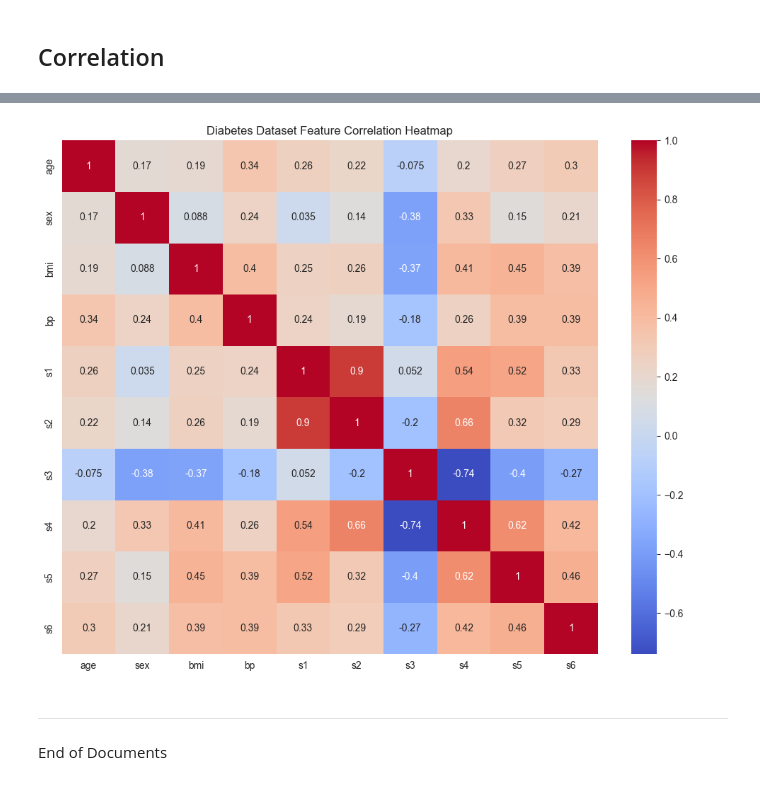
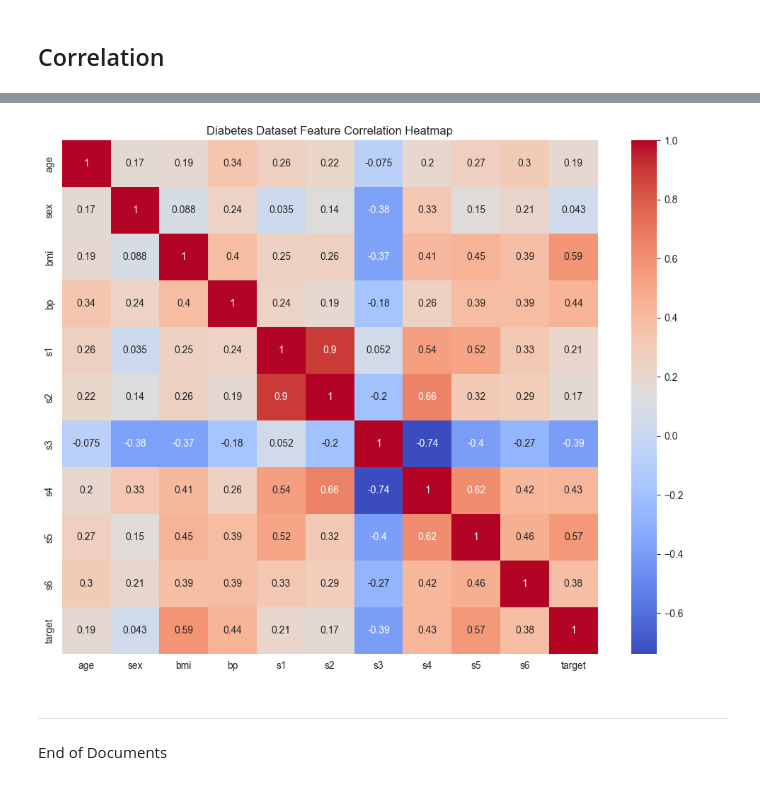
Before and after one commit to yeonjep/SKALA_4, a Jupyter notebook: Data anaylizing_statistic/01-Statistics/03-correlation-2.ipynb, the cells around one changed output, grey strips where cells are left out. Drawn from its saved outputs; the diff is of its cells as text; code cells hidden in the pictures.

```diff
--- a/Data anaylizing_statistic/01-Statistics/03-correlation-2.ipynb
+++ b/Data anaylizing_statistic/01-Statistics/03-correlation-2.ipynb
@@ -104,17 +95,17 @@ _df.corr()
 # %%
 plt.figure(figsize=(10, 8))
 
 sns.heatmap(
-    data=_df.corr(),
+    data=df.corr(),
     annot=True,
     cmap="coolwarm",
 )
 
 plt.title("Diabetes Dataset Feature Correlation Heatmap")
 plt.tight_layout()
 plt.show()
 # %% [output]
-[figure, old version]
+[figure, new version]
 # %% [markdown]
 ----
 End of Documents
```
Also changed, not shown: parts of 2 cells of this notebook, 5 other files.
